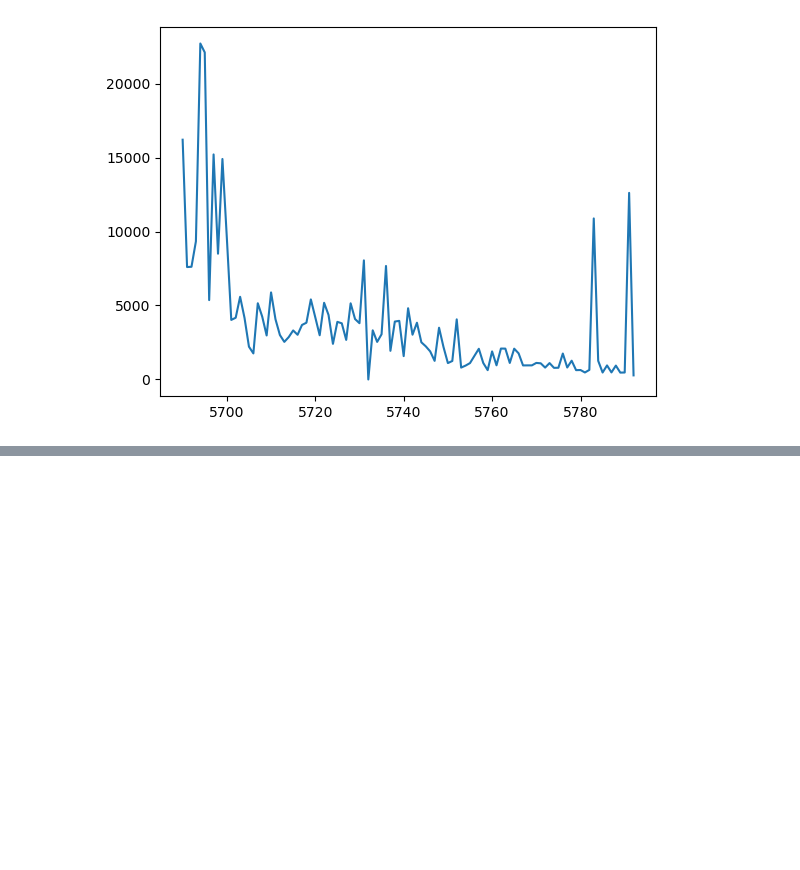
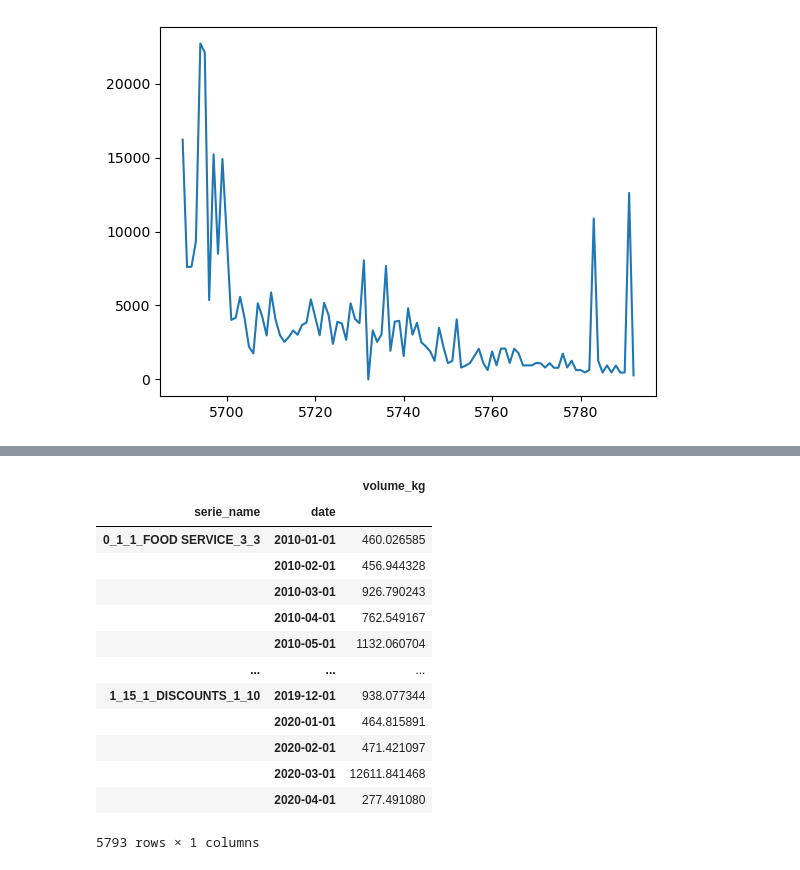
Before and after one commit to gianluca-24/training-camp-KPMG, a Jupyter notebook: leruotebucate.ipynb, the cells around one changed output, grey strips where cells are left out. Cells and saved outputs as stored; diff of their text form; code cells hidden in the pictures; blank space fills up the shorter version.

```diff
--- a/leruotebucate.ipynb
+++ b/leruotebucate.ipynb
@@ -51,0 +86,17 @@ plt.plot(ts1.index, ts1["volume_kg"])
+# %%
+df_train
+# %% [output]
+|  |  | volume_kg |
+| serie_name | date |  |
+| 0_1_1_FOOD SERVICE_3_3 | 2010-01-01 | 460.026585 |
+|  | 2010-02-01 | 456.944328 |
+|  | 2010-03-01 | 926.790243 |
+|  | 2010-04-01 | 762.549167 |
+|  | 2010-05-01 | 1132.060704 |
+| ... | ... | ... |
+| 1_15_1_DISCOUNTS_1_10 | 2019-12-01 | 938.077344 |
+|  | 2020-01-01 | 464.815891 |
+|  | 2020-02-01 | 471.421097 |
+|  | 2020-03-01 | 12611.841468 |
+|  | 2020-04-01 | 277.491080 |
+5793 rows × 1 columns
```
Also changed, not shown: parts of 5 cells of this notebook.
